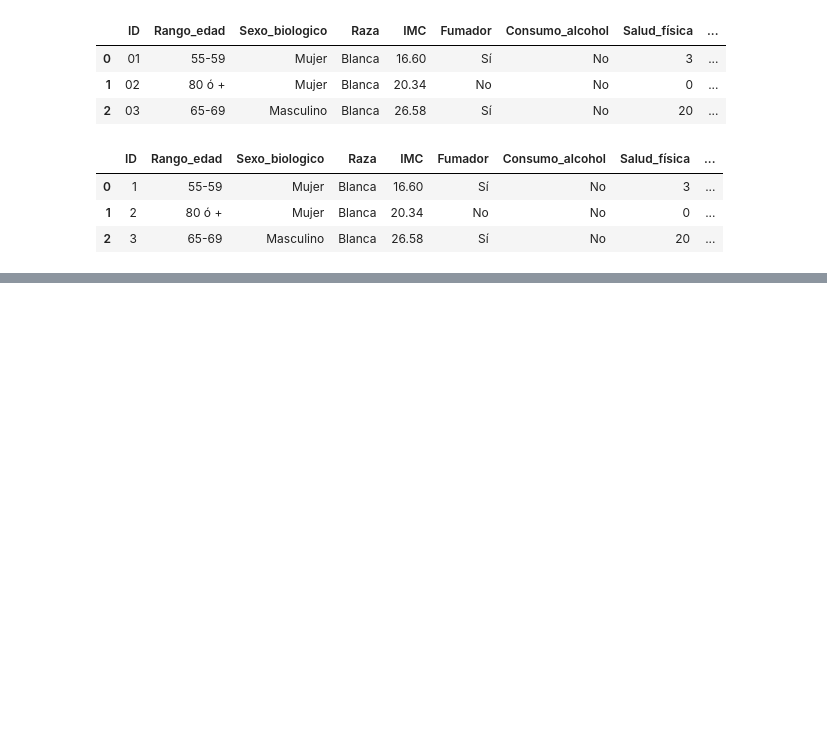
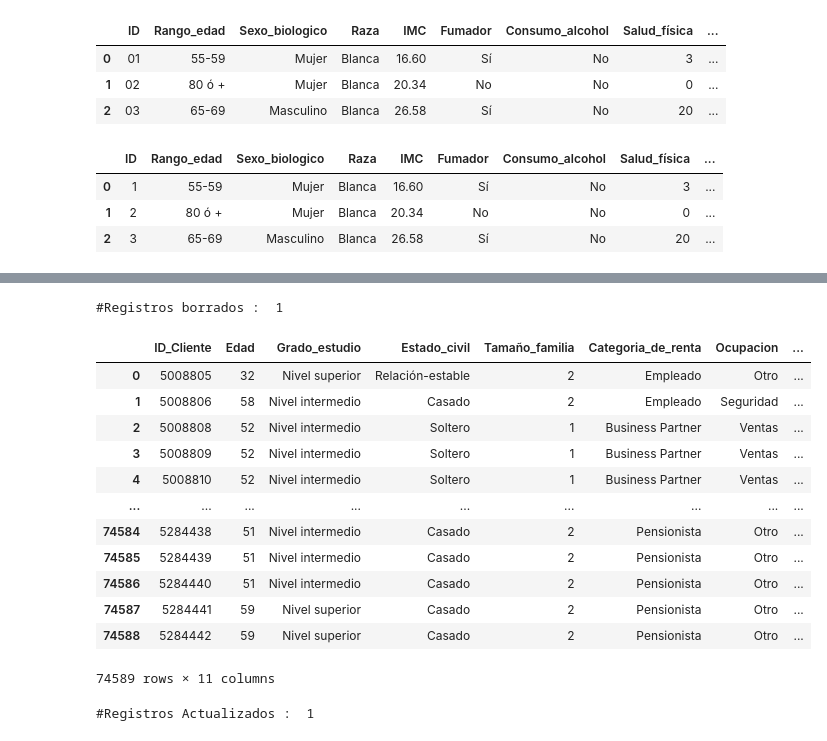
Before and after one commit to MUXULCRACK/Data-Science, a Jupyter notebook: Pandas_I_O.ipynb, the cells around one changed output, grey strips where cells are left out. Cells and saved outputs as stored; diff of their text form; code cells hidden in the pictures; blank space fills up the shorter version.

```diff
--- a/Pandas_I_O.ipynb
+++ b/Pandas_I_O.ipynb
@@ -350,0 +563,41 @@ pd.read_json('pacientes_normalizados.json')
+# %%
+#BORRAR REGISTROS
+from sqlalchemy.exc import SQLAlchemyError
+query = "DELETE FROM clientes WHERE ID_Cliente = 5008804"
+try:
+  r_set = engine.connect().execute(text(query))
+except SQLAlchemyError as e:
+    print(e)
+else:
+  print("#Registros borrados : ", r_set.rowcount)
+# %% [output]
+#Registros borrados :  1
+# %%
+pd.read_sql(sql='clientes', con=engine.connect())
+# %% [output]
+|  | ID_Cliente | Edad | Grado_estudio | Estado_civil | Tamaño_familia | Categoria_de_renta | Ocupacion | ... |
+| 0 | 5008805 | 32 | Nivel superior | Relación-estable | 2 | Empleado | Otro | ... |
+| 1 | 5008806 | 58 | Nivel intermedio | Casado | 2 | Empleado | Seguridad | ... |
+| 2 | 5008808 | 52 | Nivel intermedio | Soltero | 1 | Business Partner | Ventas | ... |
+| 3 | 5008809 | 52 | Nivel intermedio | Soltero | 1 | Business Partner | Ventas | ... |
+| 4 | 5008810 | 52 | Nivel intermedio | Soltero | 1 | Business Partner | Ventas | ... |
+| ... | ... | ... | ... | ... | ... | ... | ... | ... |
+| 74584 | 5284438 | 51 | Nivel intermedio | Casado | 2 | Pensionista | Otro | ... |
+| 74585 | 5284439 | 51 | Nivel intermedio | Casado | 2 | Pensionista | Otro | ... |
+| 74586 | 5284440 | 51 | Nivel intermedio | Casado | 2 | Pensionista | Otro | ... |
+| 74587 | 5284441 | 59 | Nivel superior | Casado | 2 | Pensionista | Otro | ... |
+| 74588 | 5284442 | 59 | Nivel superior | Casado | 2 | Pensionista | Otro | ... |
+74589 rows × 11 columns
+# %%
+#ACTUALIZAR GRADO DE ESTUDIO REGISTRO
+
+
+query = "UPDATE  clientes SET Grado_estudio='Nivel superior'  WHERE ID_Cliente = 5008808"
+try:
+  r_set = engine.connect().execute(text(query))
+except SQLAlchemyError as e:
+    print(e)
+else:
+  print("#Registros Actualizados : ", r_set.rowcount)
+# %% [output]
+#Registros Actualizados :  1
```
Also changed, not shown: parts of 58 cells of this notebook.
